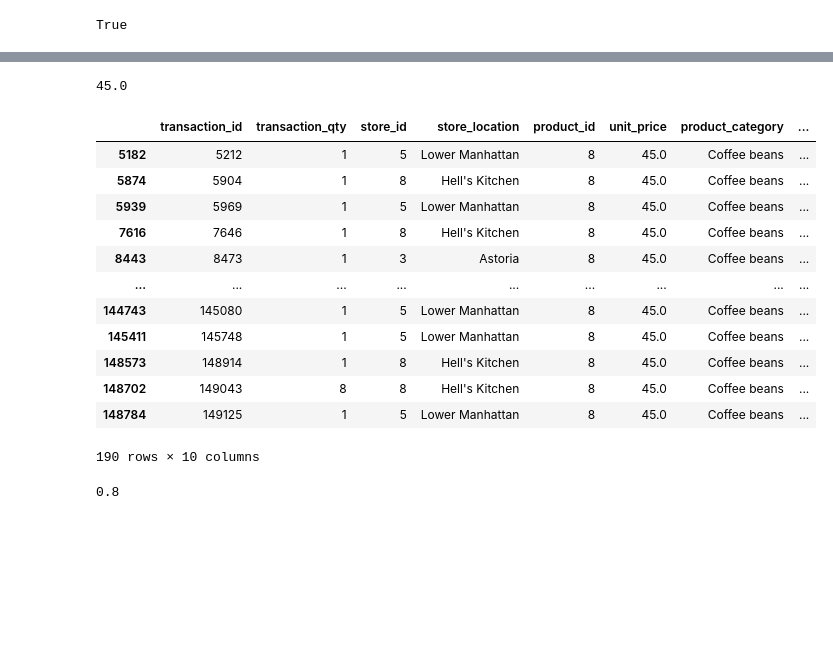
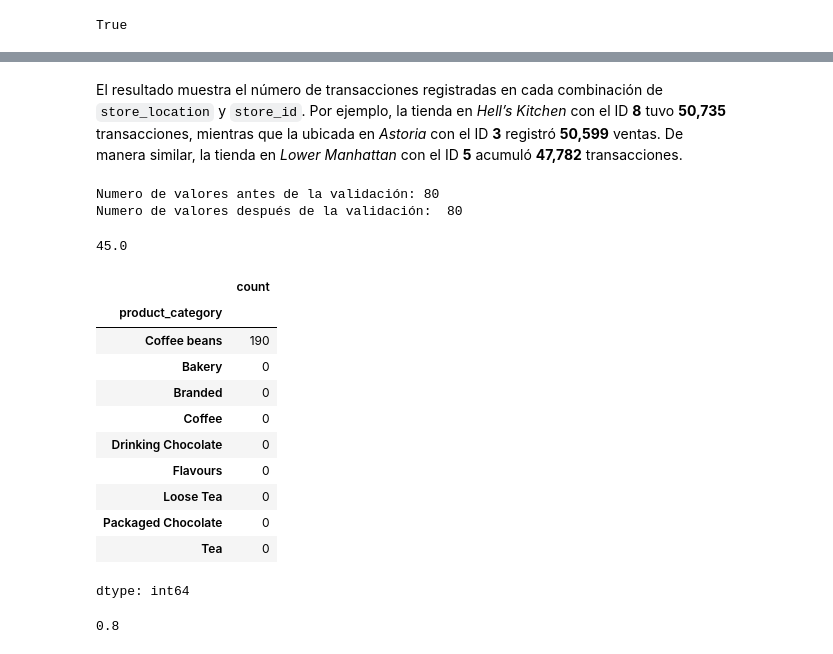
Before and after one commit to eddieisoffline/Portfolio-Data-Science, a Jupyter notebook: cafe/notebook/notebook.ipynb, the cells around one changed output, grey strips where cells are left out. Saved outputs shown, nothing was run; the diff lists cells and outputs as text; code cells hidden in the pictures; blank space fills up the shorter version.

```diff
--- a/cafe/notebook/notebook.ipynb
+++ b/cafe/notebook/notebook.ipynb
@@ -315,23 +307,33 @@ dtype: int64
+# %% [markdown]
+El resultado muestra el número de transacciones registradas en cada combinación de `store_location` y `store_id`. Por ejemplo, la tienda en *Hell’s Kitchen* con el ID **8** tuvo **50,735** transacciones, mientras que la ubicada en *Astoria* con el ID **3** registró **50,599** ventas. De manera similar, la tienda en *Lower Manhattan* con el ID **5** acumuló **47,782** transacciones.
+# %%
+# Imprimir el número de valores únicos antes de la validación
+print(f"Numero de valores antes de la validación: {coffee_sales['product_detail'].value_counts().shape[0]}")
+
+# Imprimir el número de valores únicos después de aplicar la validación (normalización de espacios, minúsculas y strip)
+print("Numero de valores después de la validación: ", coffee_sales['product_detail'].str.replace(r'\\s+', ' ', regex=True).str.lower().str.strip().value_counts().shape[0])
+# %% [output]
+Numero de valores antes de la validación: 80
+Numero de valores después de la validación:  80
 # %%
 coffee_sales["unit_price"].max()
 # %% [output]
 45.0
 # %%
-coffee_sales[coffee_sales["unit_price"]==45]
+coffee_sales[coffee_sales["unit_price"]==45]["product_category"].value_counts()
 # %% [output]
-|  | transaction_id | transaction_qty | store_id | store_location | product_id | unit_price | product_category | ... |
-| 5182 | 5212 | 1 | 5 | Lower Manhattan | 8 | 45.0 | Coffee beans | ... |
-| 5874 | 5904 | 1 | 8 | Hell's Kitchen | 8 | 45.0 | Coffee beans | ... |
-| 5939 | 5969 | 1 | 5 | Lower Manhattan | 8 | 45.0 | Coffee beans | ... |
-| 7616 | 7646 | 1 | 8 | Hell's Kitchen | 8 | 45.0 | Coffee beans | ... |
-| 8443 | 8473 | 1 | 3 | Astoria | 8 | 45.0 | Coffee beans | ... |
-| ... | ... | ... | ... | ... | ... | ... | ... | ... |
-| 144743 | 145080 | 1 | 5 | Lower Manhattan | 8 | 45.0 | Coffee beans | ... |
-| 145411 | 145748 | 1 | 5 | Lower Manhattan | 8 | 45.0 | Coffee beans | ... |
-| 148573 | 148914 | 1 | 8 | Hell's Kitchen | 8 | 45.0 | Coffee beans | ... |
-| 148702 | 149043 | 8 | 8 | Hell's Kitchen | 8 | 45.0 | Coffee beans | ... |
-| 148784 | 149125 | 1 | 5 | Lower Manhattan | 8 | 45.0 | Coffee beans | ... |
+|  | count |
+| product_category |  |
+| Coffee beans | 190 |
+| Bakery | 0 |
+| Branded | 0 |
+| Coffee | 0 |
+| Drinking Chocolate | 0 |
+| Flavours | 0 |
+| Loose Tea | 0 |
+| Packaged Chocolate | 0 |
+| Tea | 0 |
-190 rows × 10 columns
+dtype: int64
 # %%
 coffee_sales["unit_price"].min()
 # %% [output]
```
Also changed, not shown: parts of 8 cells of this notebook.
